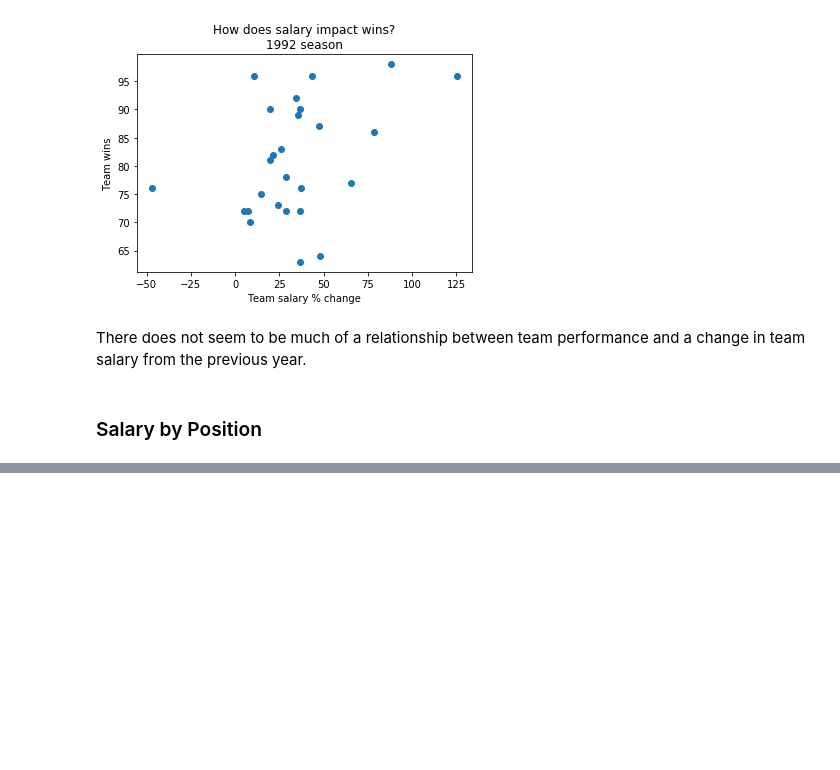
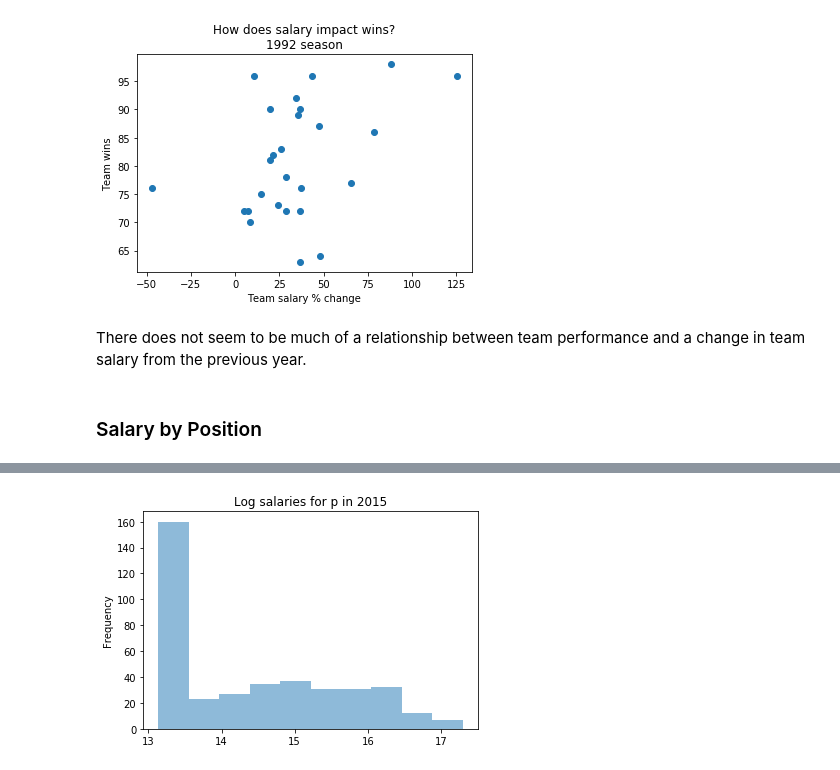
Before and after one commit to jnelson16/springboard-capstone, a Jupyter notebook: Salary.ipynb, the cells around one changed output, grey strips where cells are left out. Drawn from its saved outputs; the diff is of its cells as text; code cells hidden in the pictures; blank space fills up the shorter version.

```diff
--- a/Salary.ipynb
+++ b/Salary.ipynb
@@ -296,0 +287,4 @@ games_salary_graph(2015)
+# %%
+distribution_salary_pos(2015, 'p')
+# %% [output]
+[figure, added]
```
Also changed, not shown: parts of 16 cells of this notebook.
